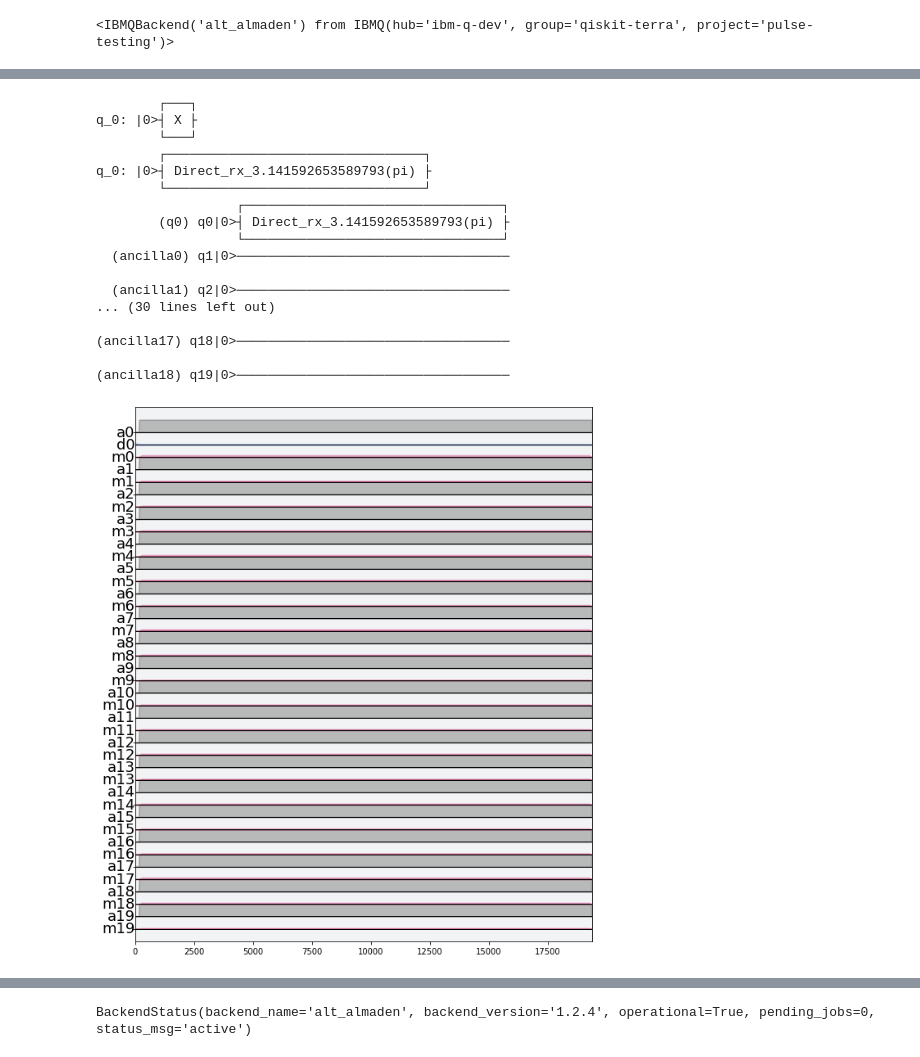
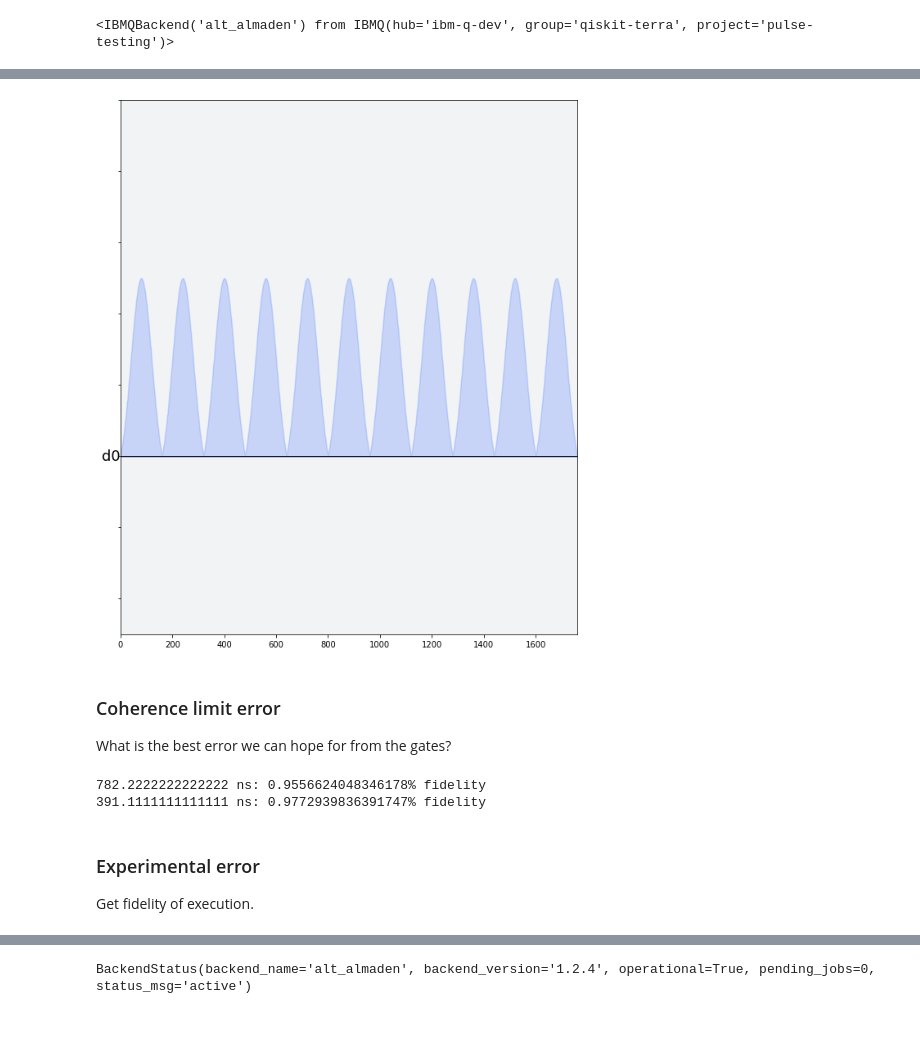
Before and after one commit to singular-value/optimizations_via_openpulse, a Jupyter notebook: PulseCompiler.ipynb, the cells around one changed output, grey strips where cells are left out. Drawn from its saved outputs; the diff is of its cells as text; code cells hidden in the pictures; blank space fills up the shorter version.

```diff
--- a/PulseCompiler.ipynb
+++ b/PulseCompiler.ipynb
@@ -62,38 +67,41 @@ marginal_counts(job.result().get_counts(), [0])
 # %%
 # Our way
 circuit = q.QuantumCircuit(1)
-circuit.x(0)
-print(circuit)
+for _ in range(reps):
+    circuit.x(qubit)
 
 decomposed_circuit = circuit.decompose()
-print(decomposed_circuit)
 
 pulse_compiler_helper_fns.update_basis_gates_and_cmd_def(decomposed_circuit, backend, system, cmd_def)
 transpiled_circuit = q.transpile(circuit, backend, optimization_level=1)
-print(transpiled_circuit)
 
-schedule = q.schedule(transpiled_circuit, backend=backend, cmd_def=cmd_def)
-#schedule = q.pulse.SamplePulse([0.1])(system.qubits[0].drive) + schedule  # to set a standard scale
+schedule_opt = q.schedule(transpiled_circuit, backend=backend, cmd_def=cmd_def)
 measure = cmd_def.get('measure', qubits=config.meas_map[0])
-schedule |= measure << schedule.duration
-schedule.draw()
+schedule_opt |= measure << schedule_opt.duration
-# %% [output]
-        ┌───┐
-q_0: |0>┤ X ├
-        └───┘
-        ┌─────────────────────────────────┐
-q_0: |0>┤ Direct_rx_3.141592653589793(pi) ├
-        └─────────────────────────────────┘
-                  ┌─────────────────────────────────┐
-        (q0) q0|0>┤ Direct_rx_3.141592653589793(pi) ├
-                  └─────────────────────────────────┘
-  (ancilla0) q1|0>───────────────────────────────────
-
-  (ancilla1) q2|0>───────────────────────────────────
-... (30 lines left out)
-
-(ancilla17) q18|0>───────────────────────────────────
-
-(ancilla18) q19|0>───────────────────────────────────
-[figure, removed]
+# %%
+schedule_opt.draw(channels=[config.drive(qubit)])
+# %% [output]
+[figure, added]
+# %% [markdown]
+### Coherence limit error
+What is the best error we can hope for from the gates?
+# %%
+from qiskit.ignis.verification.randomized_benchmarking.rb_utils import coherence_limit
+
+t1 = qubit_t1(qubit)
+t2 = qubit_t2(qubit)
+
+u3_duration = schedule.ch_duration(config.drive(qubit))*config.dt*1e6  # in us
+u3_error_limit = coherence_limit(nQ=1, T1_list=[t1], T2_list=[t2], gatelen=reps*u3_duration)
+print('{0} ns: {1}% fidelity'.format(u3_duration*1000, 1 - u3_error_limit))
+
+x_duration = schedule_opt.ch_duration(config.drive(qubit))*config.dt*1e6  # in us
+x_error_limit = coherence_limit(nQ=1, T1_list=[t1], T2_list=[t2], gatelen=reps*x_duration)
+print('{0} ns: {1}% fidelity'.format(x_duration*1000, 1 - x_error_limit))
+# %% [output]
+782.2222222222222 ns: 0.9556624048346178% fidelity
+391.1111111111111 ns: 0.9772939836391747% fidelity
+# %% [markdown]
+### Experimental error
+Get fidelity of execution.
 # %%
```
Also changed, not shown: parts of 20 cells of this notebook, 2 other files.
